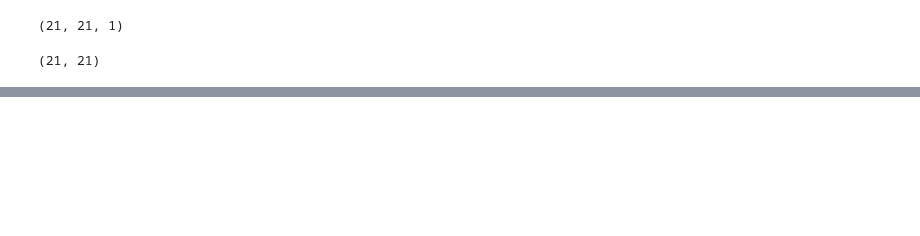
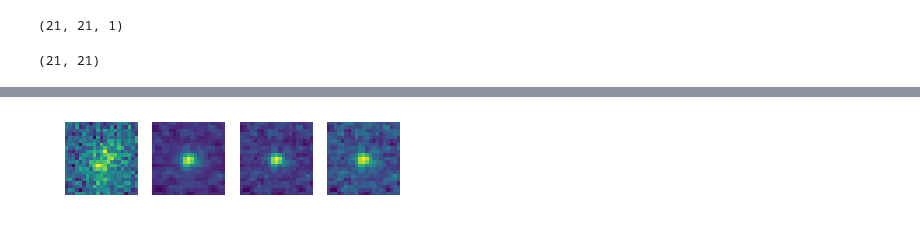
Before and after one commit to AndreTeixeira1998/EL4106-1oProyecto, a Jupyter notebook: main.ipynb, the cells around one changed output, grey strips where cells are left out. Cells and saved outputs as stored; diff of their text form; code cells hidden in the pictures; blank space fills up the shorter version.

```diff
--- a/main.ipynb
+++ b/main.ipynb
@@ -251,6 +252,6 @@ model.save('super_nova_class.model')
 # %%
 new_model = tf.keras.models.load_model('super_nova_class.model')
 # %%
-predictions_t = new_model.predict(r_x_test, batch_size=10)
+predictions_t = new_model.predict(r_x_test, batch_size=batch)
 print(predictions_t)
 # %% [output]
@@ -469,0 +509,12 @@ plot_confusion_matrix(cm,cm_plot_labels, title = ' Confusion Matrix')
+# %%
+indeximage=4
+
+for i in range(4):
+    plt.subplot(1, 4, i+1)
+    ximg=example_dict['images'][:,:,:,i]
+    plt.imshow(ximg[indeximage])
+    plt.axis('off')
+
+plt.show()
+# %% [output]
+[figure, added]
```
Also changed, not shown: parts of 13 cells of this notebook, 2 other files.
